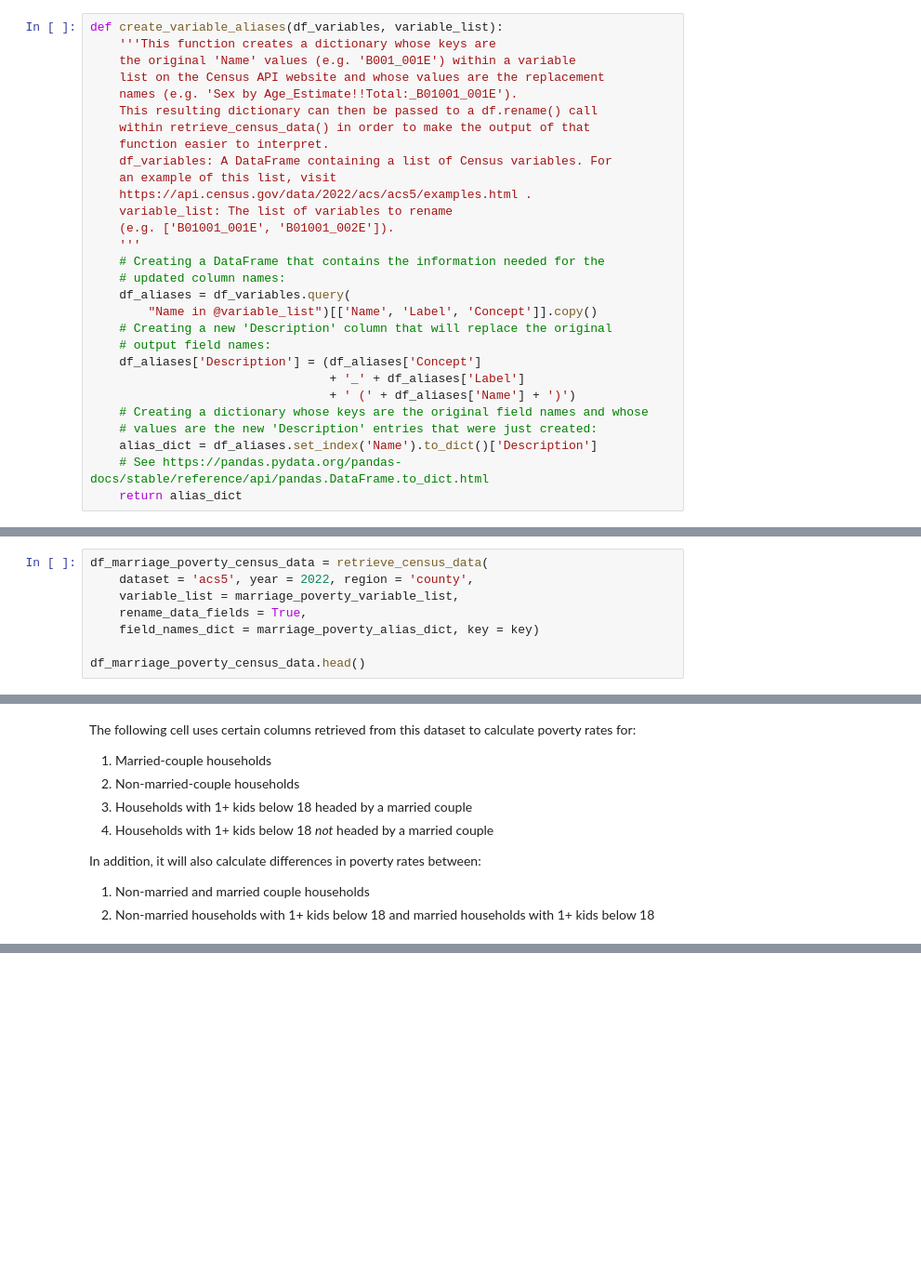
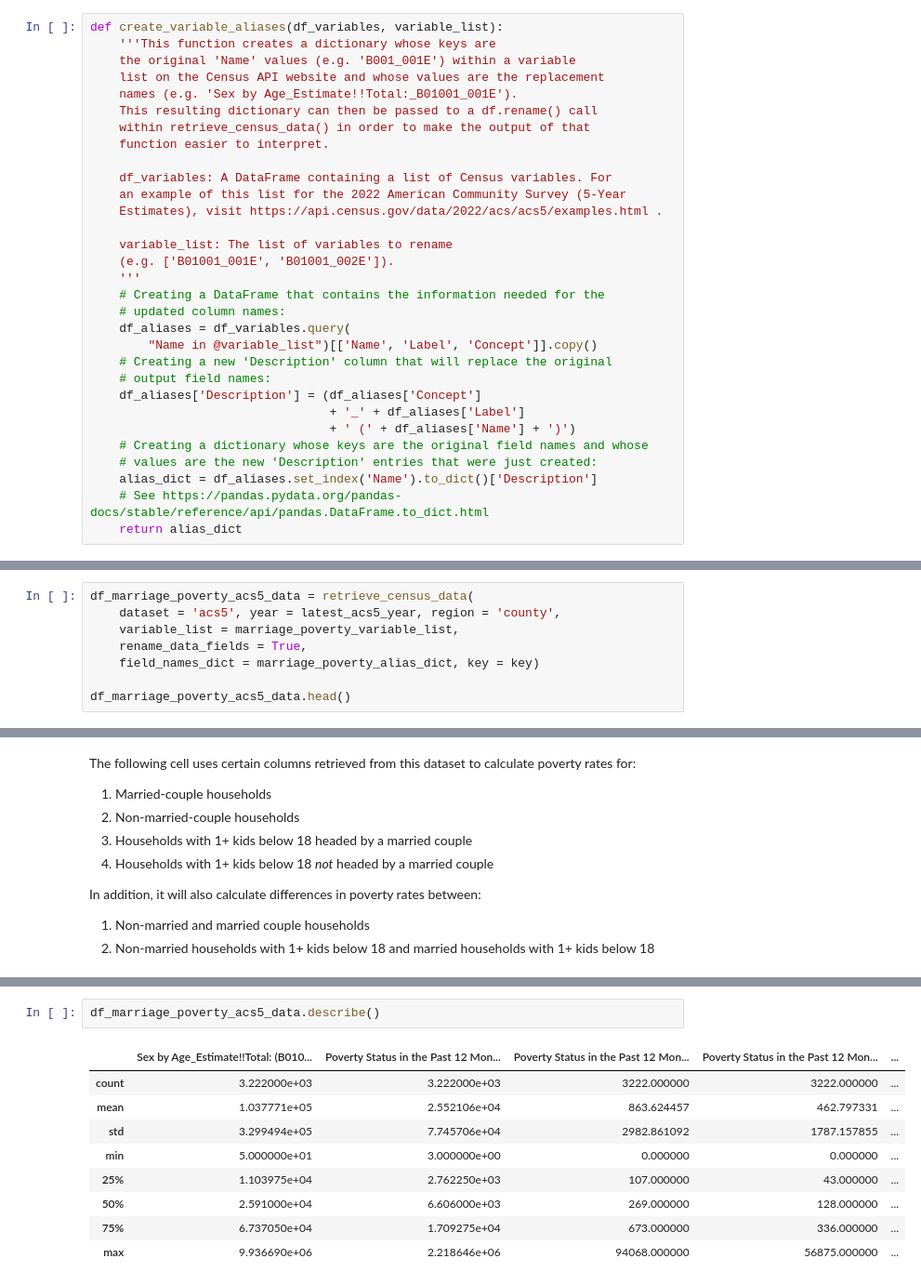
Before and after one commit to kburchfiel/pfn_2, a Jupyter notebook: Census_Data_Imports/census_data_imports.ipynb, the cells around one changed output, grey strips where cells are left out. Shown: that part at 93% size. Saved outputs shown, nothing was run; the diff lists cells and outputs as text; blank space fills up the shorter version.

```diff
--- a/Census_Data_Imports/census_data_imports.ipynb
+++ b/Census_Data_Imports/census_data_imports.ipynb
@@ -240,9 +187,11 @@ def create_variable_aliases(df_variables, variable_list):
     This resulting dictionary can then be passed to a df.rename() call
     within retrieve_census_data() in order to make the output of that
     function easier to interpret.
+
     df_variables: A DataFrame containing a list of Census variables. For
-    an example of this list, visit
-    https://api.census.gov/data/2022/acs/acs5/examples.html .
+    an example of this list for the 2022 American Community Survey (5-Year
+    Estimates), visit https://api.census.gov/data/2022/acs/acs5/examples.html .
+
     variable_list: The list of variables to rename
     (e.g. ['B01001_001E', 'B01001_002E']).
     '''
@@ -443,11 +355,11 @@ marriage_poverty_alias_dict
 # %%
-df_marriage_poverty_census_data = retrieve_census_data(
-    dataset = 'acs5', year = 2022, region = 'county',
+df_marriage_poverty_acs5_data = retrieve_census_data(
+    dataset = 'acs5', year = latest_acs5_year, region = 'county',
     variable_list = marriage_poverty_variable_list,
     rename_data_fields = True,
     field_names_dict = marriage_poverty_alias_dict, key = key)
 
-df_marriage_poverty_census_data.head()
+df_marriage_poverty_acs5_data.head()
 # %% [output]
 |  | NAME | Sex by Age_Estimate!!Total: (B010... | Poverty Status in the Past 12 Mon... | Poverty Status in the Past 12 Mon... | Poverty Status in the Past 12 Mon... | ... |
 | 1 | Autauga County, Alabama | 58761 | 15363 | 707 | 321 | ... |
@@ -600,4 +509,16 @@ df_marriage_poverty_census_data
 | 3221 | Yabucoa Municipio, Puerto Rico | 30313 | 7791 | 1253 | 527 | ... |
 | 3222 | Yauco Municipio, Puerto Rico | 33988 | 7775 | 1656 | 330 | ... |
 3222 rows × 41 columns
+# %%
+df_marriage_poverty_acs5_data.describe()
+# %% [output]
+|  | Sex by Age_Estimate!!Total: (B010... | Poverty Status in the Past 12 Mon... | Poverty Status in the Past 12 Mon... | Poverty Status in the Past 12 Mon... | ... |
+| count | 3.222000e+03 | 3.222000e+03 | 3222.000000 | 3222.000000 | ... |
+| mean | 1.037771e+05 | 2.552106e+04 | 863.624457 | 462.797331 | ... |
+| std | 3.299494e+05 | 7.745706e+04 | 2982.861092 | 1787.157855 | ... |
+| min | 5.000000e+01 | 3.000000e+00 | 0.000000 | 0.000000 | ... |
+| 25% | 1.103975e+04 | 2.762250e+03 | 107.000000 | 43.000000 | ... |
+| 50% | 2.591000e+04 | 6.606000e+03 | 269.000000 | 128.000000 | ... |
+| 75% | 6.737050e+04 | 1.709275e+04 | 673.000000 | 336.000000 | ... |
+| max | 9.936690e+06 | 2.218646e+06 | 94068.000000 | 56875.000000 | ... |
 # %%
```
Also changed, not shown: parts of 46 cells of this notebook, 3 other files.
